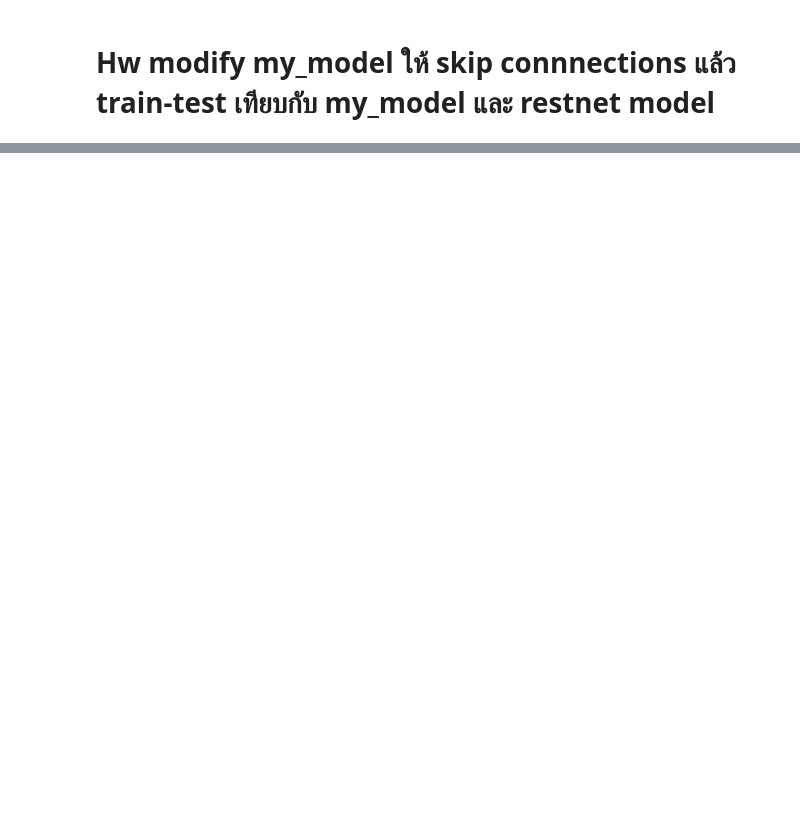
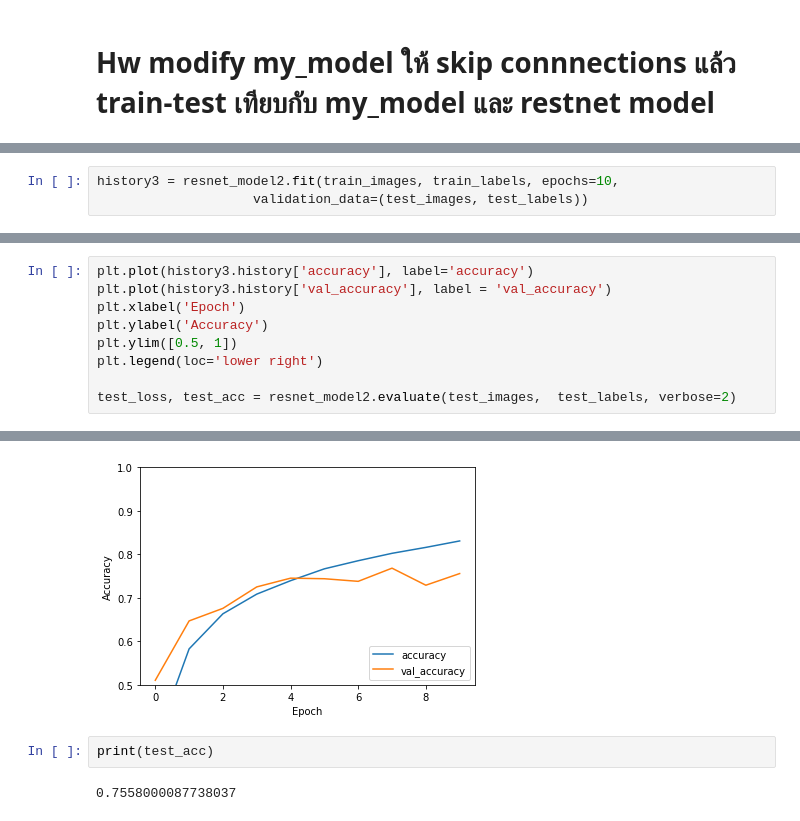
Before and after one commit to Krocata613020188-1/Project, a Jupyter notebook: Tensorflow_(network).ipynb, the cells around one changed output, grey strips where cells are left out. Cells and saved outputs as stored; diff of their text form; blank space fills up the shorter version.

```diff
--- a/Tensorflow_(network).ipynb
+++ b/Tensorflow_(network).ipynb
@@ -419,0 +498,3 @@ print(test_acc)
+# %%
+history3 = resnet_model2.fit(train_images, train_labels, epochs=10,
+                    validation_data=(test_images, test_labels))
@@ -419,0 +522,10 @@ print(test_acc)
+# %%
+plt.plot(history3.history['accuracy'], label='accuracy')
+plt.plot(history3.history['val_accuracy'], label = 'val_accuracy')
+plt.xlabel('Epoch')
+plt.ylabel('Accuracy')
+plt.ylim([0.5, 1])
+plt.legend(loc='lower right')
+
+test_loss, test_acc = resnet_model2.evaluate(test_images,  test_labels, verbose=2)
+# %% [output]
@@ -419,0 +533,5 @@ print(test_acc)
+[figure, added]
+# %%
+print(test_acc)
+# %% [output]
+0.7558000087738037
```
Also changed, not shown: parts of 17 cells of this notebook.
